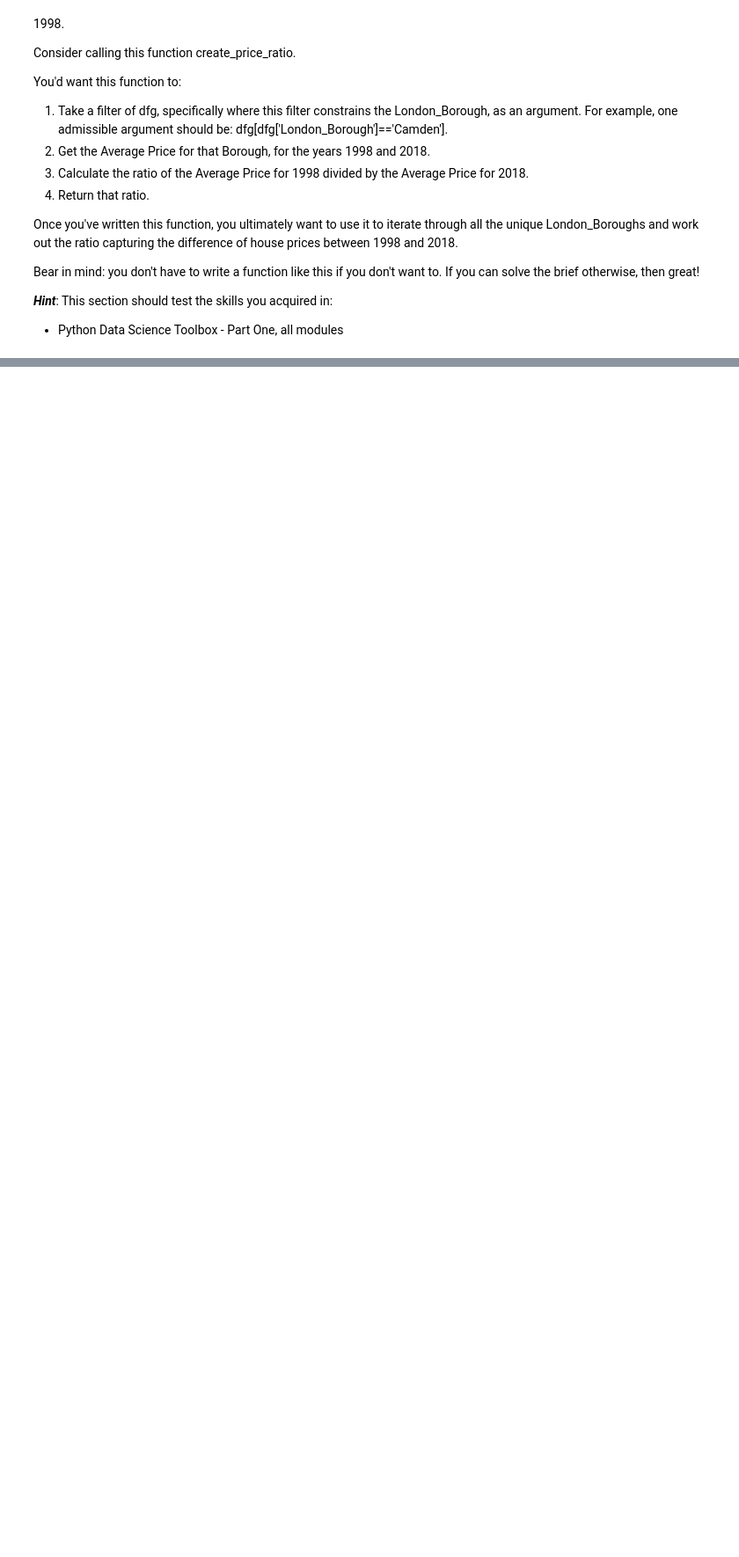
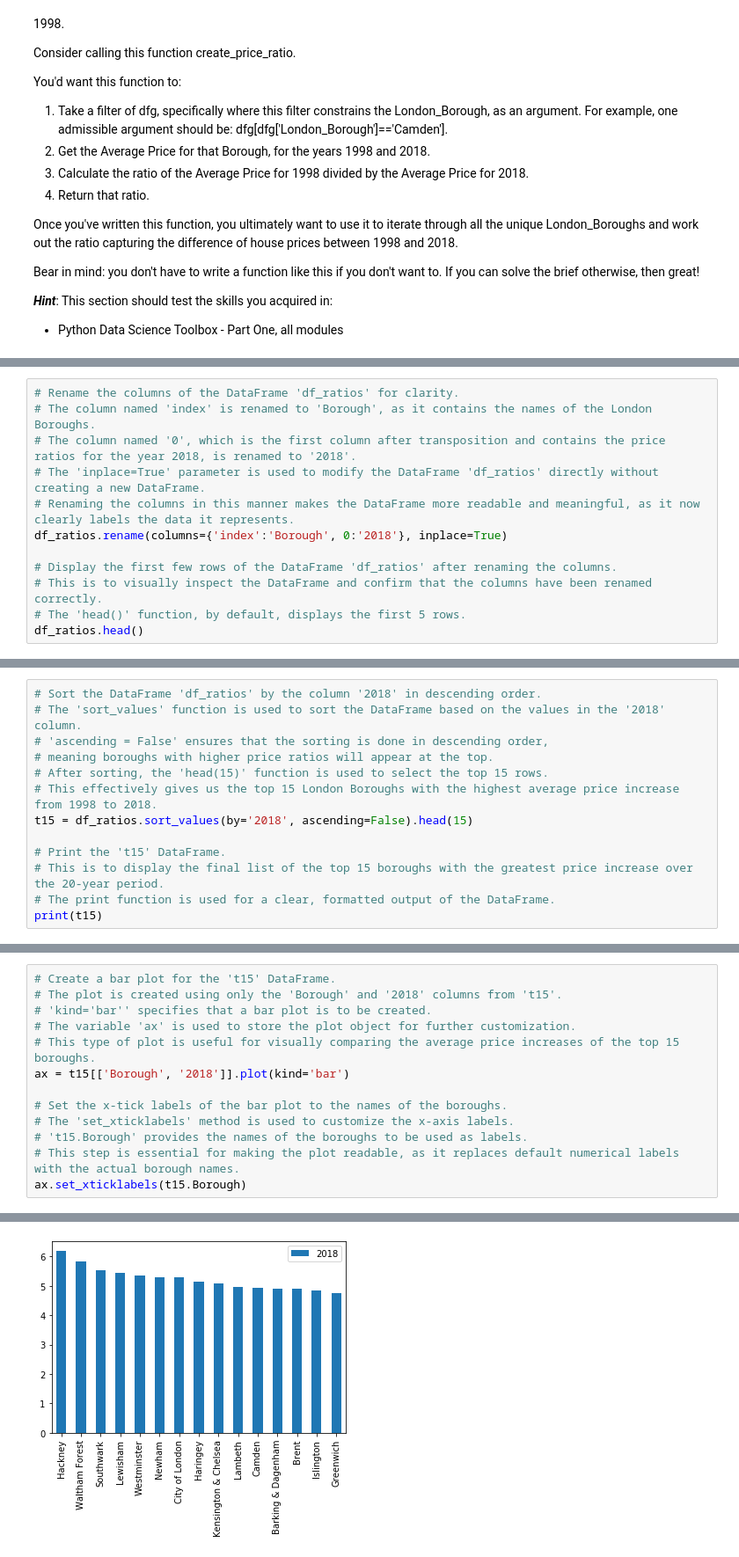
Before and after one commit to HussainAther/SpringBoardCaseStudyLondon, a Jupyter notebook: Unit 4 Challenge - Tier 3.ipynb, the cells around one changed output, grey strips where cells are left out. Shown at 88% size. Drawn from its saved outputs; the diff is of its cells as text; blank space fills up the shorter version.

Commit message:
updated with output

```diff
--- a/Unit 4 Challenge - Tier 3.ipynb
+++ b/Unit 4 Challenge - Tier 3.ipynb
@@ -297,0 +494,12 @@ We hope you enjoyed this practical project. It should have consolidated your dat
+# %%
+# Rename the columns of the DataFrame 'df_ratios' for clarity.
+# The column named 'index' is renamed to 'Borough', as it contains the names of the London Boroughs.
+# The column named '0', which is the first column after transposition and contains the price ratios for the year 2018, is renamed to '2018'.
+# The 'inplace=True' parameter is used to modify the DataFrame 'df_ratios' directly without creating a new DataFrame.
+# Renaming the columns in this manner makes the DataFrame more readable and meaningful, as it now clearly labels the data it represents.
+df_ratios.rename(columns={'index':'Borough', 0:'2018'}, inplace=True)
+
+# Display the first few rows of the DataFrame 'df_ratios' after renaming the columns.
+# This is to visually inspect the DataFrame and confirm that the columns have been renamed correctly.
+# The 'head()' function, by default, displays the first 5 rows.
+df_ratios.head()
@@ -297,0 +513,13 @@ We hope you enjoyed this practical project. It should have consolidated your dat
+# %%
+# Sort the DataFrame 'df_ratios' by the column '2018' in descending order.
+# The 'sort_values' function is used to sort the DataFrame based on the values in the '2018' column.
+# 'ascending = False' ensures that the sorting is done in descending order,
+# meaning boroughs with higher price ratios will appear at the top.
+# After sorting, the 'head(15)' function is used to select the top 15 rows.
+# This effectively gives us the top 15 London Boroughs with the highest average price increase from 1998 to 2018.
+t15 = df_ratios.sort_values(by='2018', ascending=False).head(15)
+
+# Print the 't15' DataFrame.
+# This is to display the final list of the top 15 boroughs with the greatest price increase over the 20-year period.
+# The print function is used for a clear, formatted output of the DataFrame.
+print(t15)
@@ -297,0 +543,14 @@ We hope you enjoyed this practical project. It should have consolidated your dat
+# %%
+# Create a bar plot for the 't15' DataFrame.
+# The plot is created using only the 'Borough' and '2018' columns from 't15'.
+# 'kind='bar'' specifies that a bar plot is to be created.
+# The variable 'ax' is used to store the plot object for further customization.
+# This type of plot is useful for visually comparing the average price increases of the top 15 boroughs.
+ax = t15[['Borough', '2018']].plot(kind='bar')
+
+# Set the x-tick labels of the bar plot to the names of the boroughs.
+# The 'set_xticklabels' method is used to customize the x-axis labels.
+# 't15.Borough' provides the names of the boroughs to be used as labels.
+# This step is essential for making the plot readable, as it replaces default numerical labels with the actual borough names.
+ax.set_xticklabels(t15.Borough)
+# %% [output]
@@ -297,0 +572 @@ We hope you enjoyed this practical project. It should have consolidated your dat
+[figure, added]
```
Also changed, not shown: parts of 31 cells of this notebook.
